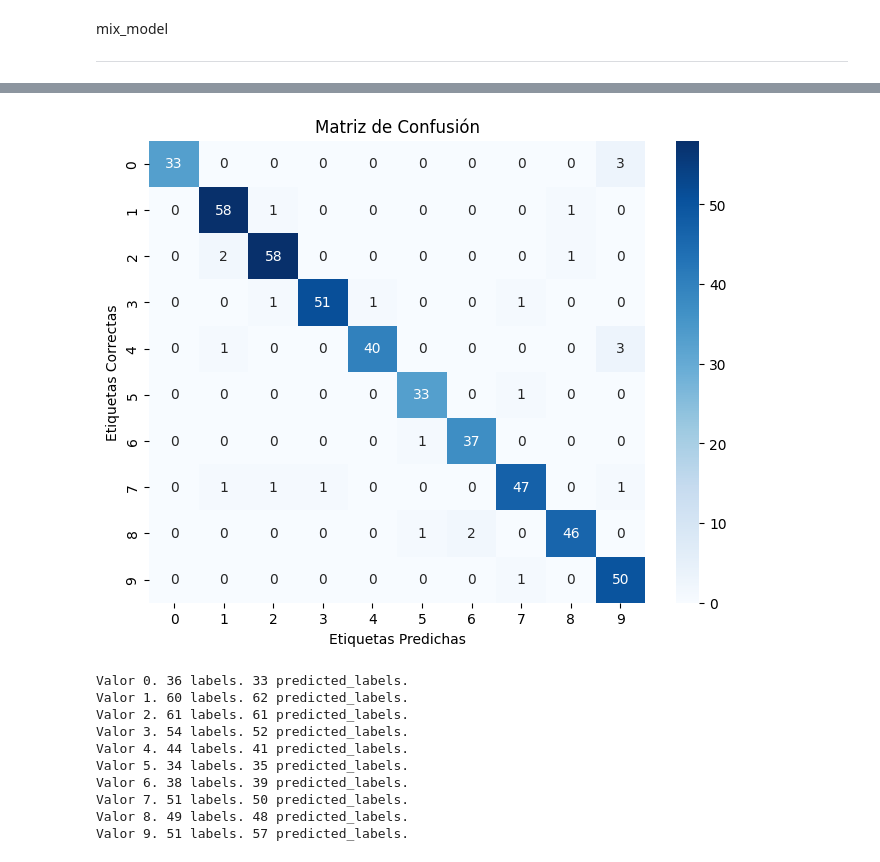
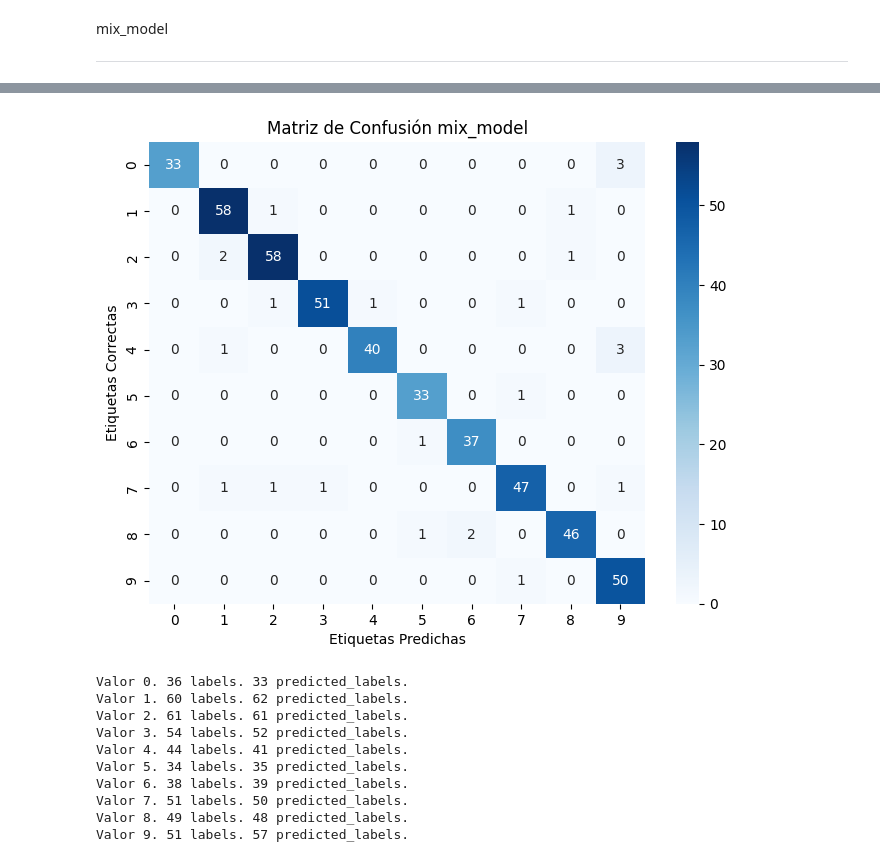
Before and after one commit to Jeremias44/digiartvisionsql, a Jupyter notebook: retrain.ipynb, the cells around one changed output, grey strips where cells are left out. Saved outputs shown, nothing was run; the diff lists cells and outputs as text; code cells hidden in the pictures.

```diff
--- a/retrain.ipynb
+++ b/retrain.ipynb
@@ -317,6 +317,6 @@ sns.heatmap(confusion, annot=True, fmt='d', cmap='Blues', xticklabels=class_name
 
 plt.xlabel('Etiquetas Predichas')
 plt.ylabel('Etiquetas Correctas')
-plt.title('Matriz de Confusión')
+plt.title('Matriz de Confusión mix_model')
 plt.show()
 # %% [output]
@@ -324,4 +324,4 @@ plt.show()
-[figure, old version]
+[figure, new version]
 # %%
 value_to_count = [0,1,2,3,4,5,6,7,8,9]
 for value_to_count in value_to_count:
```
Also changed, not shown: parts of 3 cells of this notebook, 4 other files.
